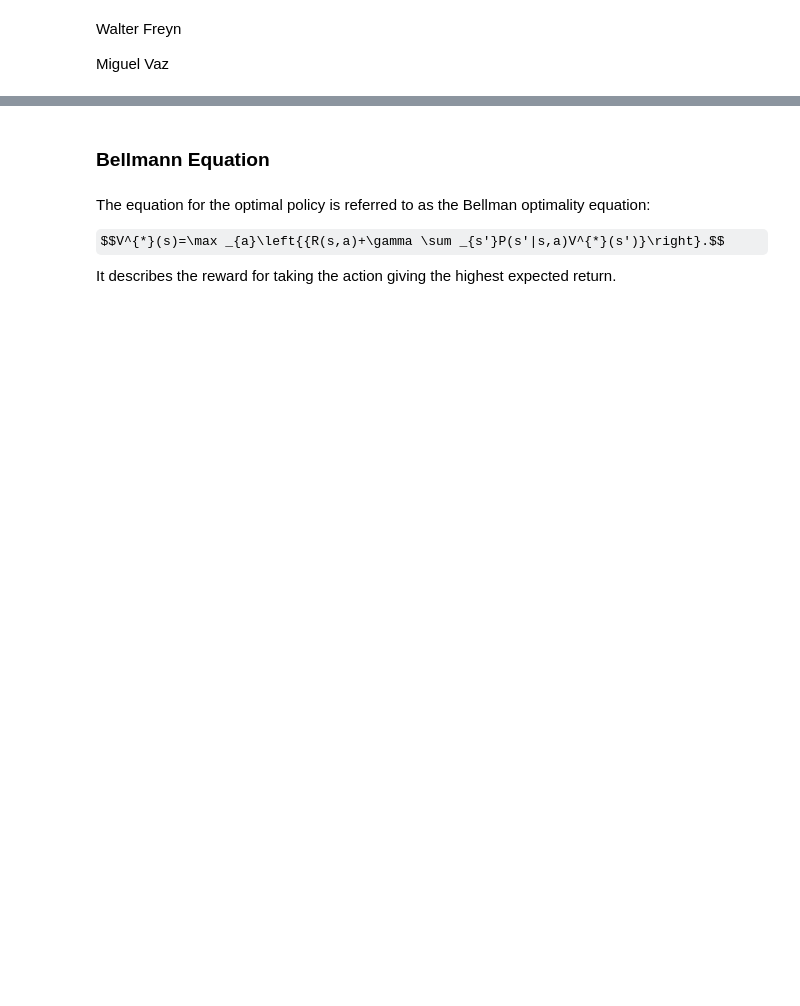
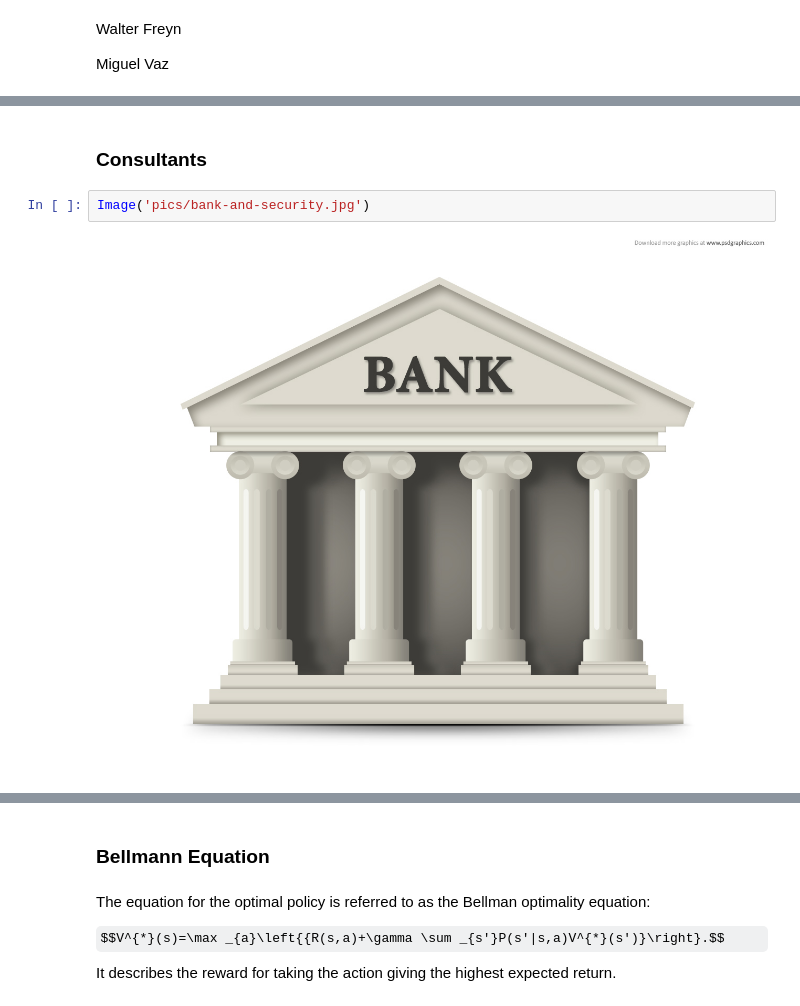
Before and after one commit to FinTechies/HedgingRL, a Jupyter notebook: notebooks/20170427 Predictive Analytics Frankfurt.ipynb, the cells around one changed output, grey strips where cells are left out. Drawn from its saved outputs; the diff is of its cells as text; some formulas as TeX source; blank space fills up the shorter version.

```diff
--- a/notebooks/20170427 Predictive Analytics Frankfurt.ipynb
+++ b/notebooks/20170427 Predictive Analytics Frankfurt.ipynb
@@ -7,0 +49,6 @@ Miguel Vaz
+# %% [markdown]
+### Consultants
+# %%
+Image('pics/bank-and-security.jpg')
+# %% [output]
+[figure, added]
```
Also changed, not shown: parts of 119 cells of this notebook, 22 other files.
